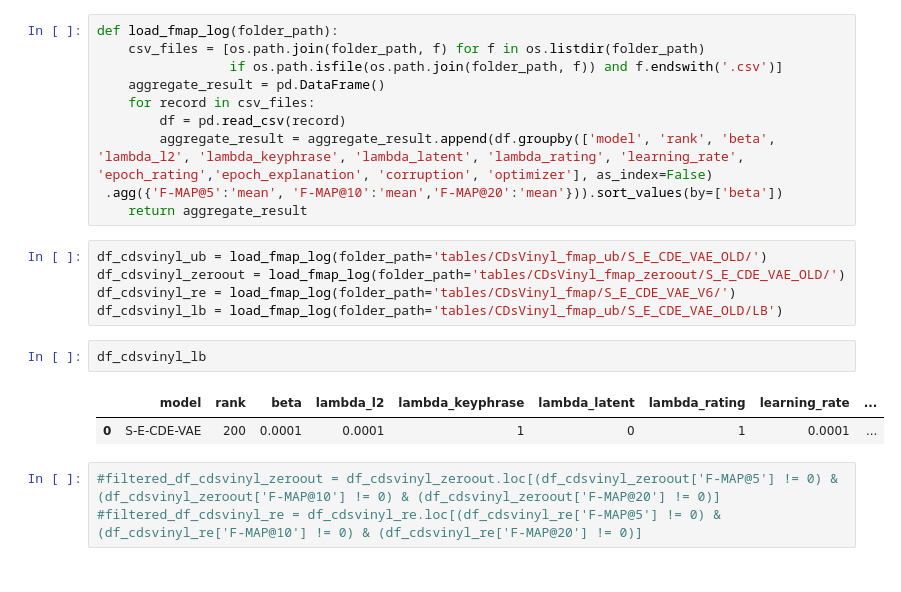
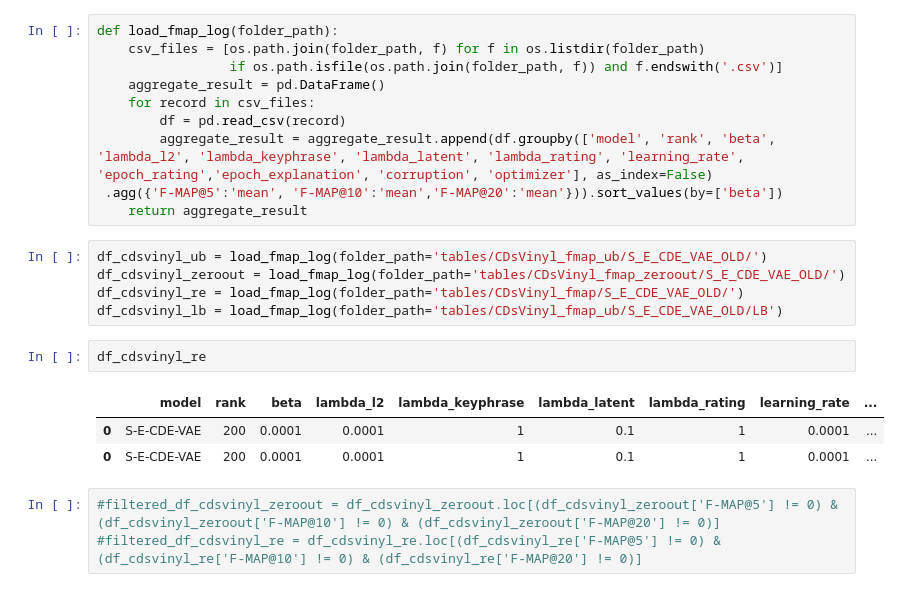
Before and after one commit to k9luo/DeepCritiquingForVAEBasedRecSys, a Jupyter notebook: F-MAP ER-ZO-UB Plots.ipynb, the cells around one changed output. Saved outputs shown, nothing was run; the diff lists cells and outputs as text.

```diff
--- a/F-MAP ER-ZO-UB Plots.ipynb
+++ b/F-MAP ER-ZO-UB Plots.ipynb
@@ -28,13 +28,14 @@ def load_fmap_log(folder_path):
 # %%
 df_cdsvinyl_ub = load_fmap_log(folder_path='tables/CDsVinyl_fmap_ub/S_E_CDE_VAE_OLD/')
 df_cdsvinyl_zeroout = load_fmap_log(folder_path='tables/CDsVinyl_fmap_zeroout/S_E_CDE_VAE_OLD/')
-df_cdsvinyl_re = load_fmap_log(folder_path='tables/CDsVinyl_fmap/S_E_CDE_VAE_V6/')
+df_cdsvinyl_re = load_fmap_log(folder_path='tables/CDsVinyl_fmap/S_E_CDE_VAE_OLD/')
 df_cdsvinyl_lb = load_fmap_log(folder_path='tables/CDsVinyl_fmap_ub/S_E_CDE_VAE_OLD/LB')
-# %%
-df_cdsvinyl_lb
-# %% [output]
-|  | model | rank | beta | lambda_l2 | lambda_keyphrase | lambda_latent | lambda_rating | learning_rate | ... |
-| 0 | S-E-CDE-VAE | 200 | 0.0001 | 0.0001 | 1 | 0 | 1 | 0.0001 | ... |
+# %%
+df_cdsvinyl_re
+# %% [output]
+|  | model | rank | beta | lambda_l2 | lambda_keyphrase | lambda_latent | lambda_rating | learning_rate | ... |
+| 0 | S-E-CDE-VAE | 200 | 0.0001 | 0.0001 | 1 | 0.1 | 1 | 0.0001 | ... |
+| 0 | S-E-CDE-VAE | 200 | 0.0001 | 0.0001 | 1 | 0.1 | 1 | 0.0001 | ... |
 # %%
 #filtered_df_cdsvinyl_zeroout = df_cdsvinyl_zeroout.loc[(df_cdsvinyl_zeroout['F-MAP@5'] != 0) & (df_cdsvinyl_zeroout['F-MAP@10'] != 0) & (df_cdsvinyl_zeroout['F-MAP@20'] != 0)]
 #filtered_df_cdsvinyl_re = df_cdsvinyl_re.loc[(df_cdsvinyl_re['F-MAP@5'] != 0) & (df_cdsvinyl_re['F-MAP@10'] != 0) & (df_cdsvinyl_re['F-MAP@20'] != 0)]
```
Also changed, not shown: parts of 1 cell of this notebook, 16 other files.
